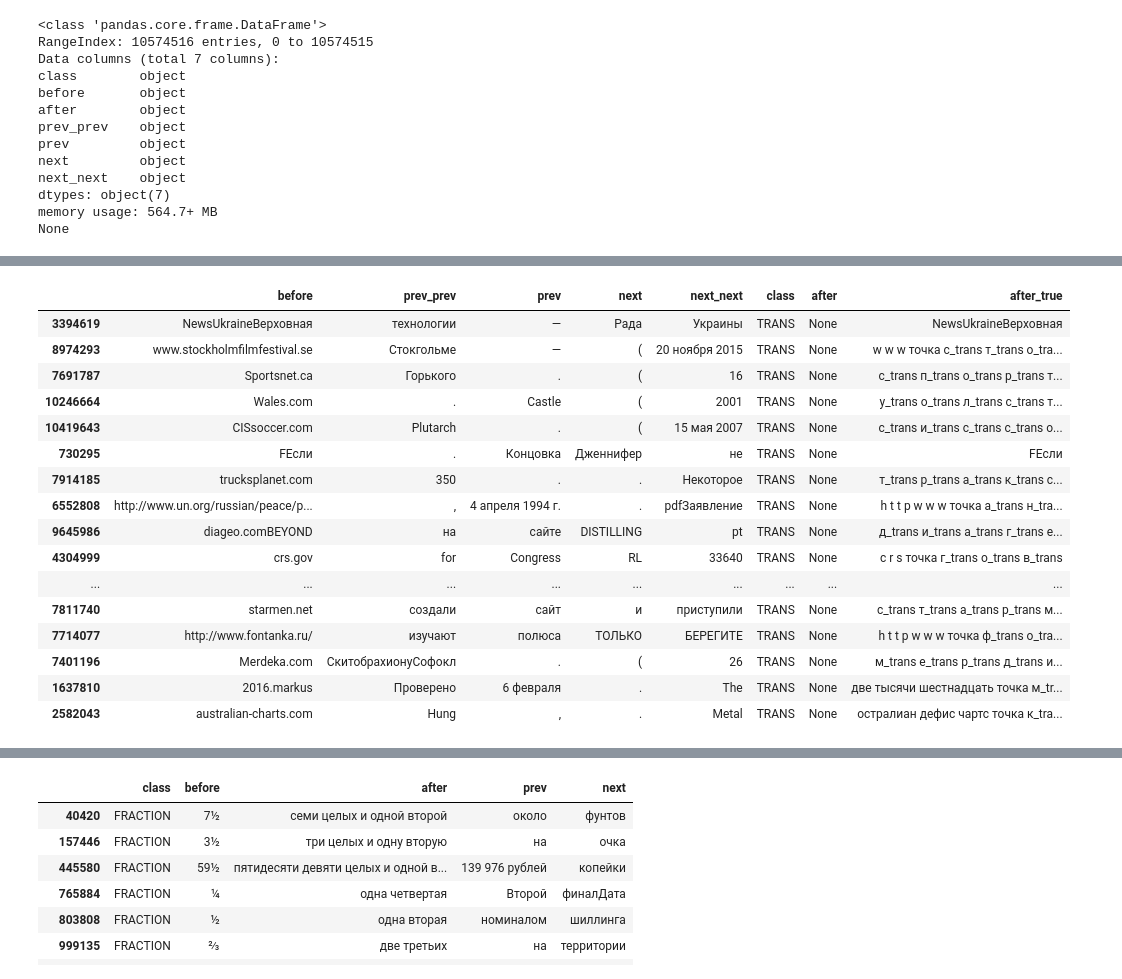
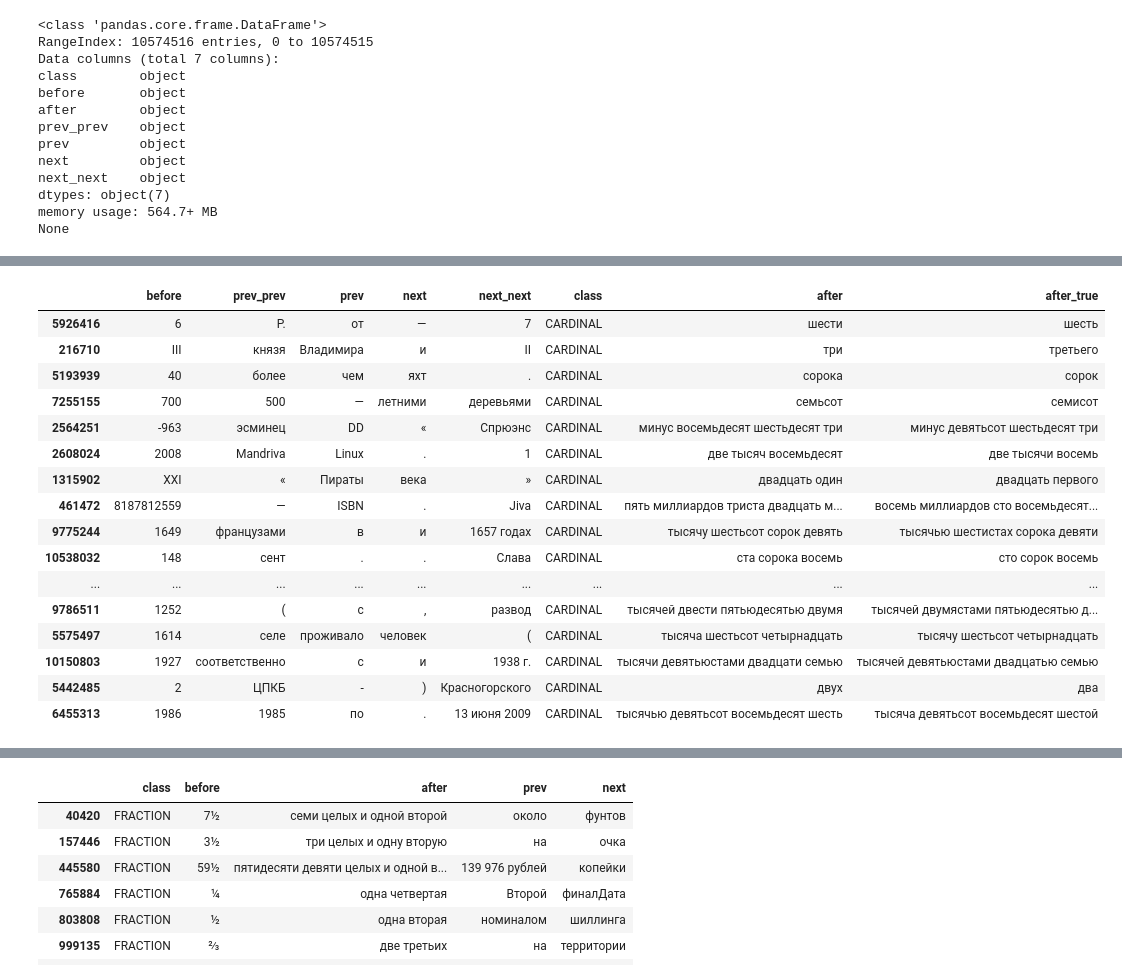
Before and after one commit to rumbok/kaggle_google_text_norm, a Jupyter notebook: validate.ipynb, the cells around one changed output, grey strips where cells are left out. Drawn from its saved outputs; the diff is of its cells as text; code cells hidden in the pictures.

```diff
--- a/validate.ipynb
+++ b/validate.ipynb
@@ -99,24 +99,24 @@ DASH            0
 Name: class, dtype: int64
 # %%
-predicted[~(predicted["after"] == y_test) & (predicted["after"].isnull()) & (predicted['class']=='TRANS')].sample(20)
+predicted[~(predicted["after"] == y_test) & ~(predicted["after"].isnull()) & (predicted['class']=='CARDINAL')].sample(20)
 # %% [output]
 |  | before | prev_prev | prev | next | next_next | class | after | after_true |
-| 3394619 | NewsUkrainеВерховная | технологии | — | Рада | Украины | TRANS | None | NewsUkrainеВерховная |
-| 8974293 | www.stockholmfilmfestival.se | Стокгольме | — | ( | 20 ноября 2015 | TRANS | None | w w w точка с_trans т_trans о_tra... |
-| 7691787 | Sportsnet.ca | Горького | . | ( | 16 | TRANS | None | с_trans п_trans о_trans р_trans т... |
-| 10246664 | Wales.com | . | Castle | ( | 2001 | TRANS | None | у_trans о_trans л_trans с_trans т... |
-| 10419643 | CISsoccer.com | Plutarch | . | ( | 15 мая 2007 | TRANS | None | с_trans и_trans с_trans с_trans о... |
-| 730295 | FЕсли | . | Концовка | Дженнифер | не | TRANS | None | FЕсли |
-| 7914185 | trucksplanet.com | 350 | . | . | Некоторое | TRANS | None | т_trans р_trans а_trans к_trans с... |
-| 6552808 | http://www.un.org/russian/peace/p... | , | 4 апреля 1994 г. | . | pdfЗаявление | TRANS | None | h t t p w w w точка а_trans н_tra... |
-| 9645986 | diageo.comBEYOND | на | сайте | DISTILLING | pt | TRANS | None | д_trans и_trans а_trans г_trans е... |
-| 4304999 | crs.gov | for | Congress | RL | 33640 | TRANS | None | c r s точка г_trans о_trans в_trans |
+| 5926416 | 6 | P. | от | — | 7 | CARDINAL | шести | шесть |
+| 216710 | III | князя | Владимира | и | II | CARDINAL | три | третьего |
+| 5193939 | 40 | более | чем | яхт | . | CARDINAL | сорока | сорок |
+| 7255155 | 700 | 500 | — | летними | деревьями | CARDINAL | семьсот | семисот |
+| 2564251 | -963 | эсминец | DD | « | Спрюэнс | CARDINAL | минус восемьдесят шестьдесят три | минус девятьсот шестьдесят три |
+| 2608024 | 2008 | Mandriva | Linux | . | 1 | CARDINAL | две тысяч восемьдесят | две тысячи восемь |
+| 1315902 | XXI | « | Пираты | века | » | CARDINAL | двадцать один | двадцать первого |
+| 461472 | 8187812559 | — | ISBN | . | Jiva | CARDINAL | пять миллиардов триста двадцать м... | восемь миллиардов сто восемьдесят... |
+| 9775244 | 1649 | французами | в | и | 1657 годах | CARDINAL | тысячу шестьсот сорок девять | тысячью шестистах сорока девяти |
+| 10538032 | 148 | сент | . | . | Слава | CARDINAL | ста сорока восемь | сто сорок восемь |
 | ... | ... | ... | ... | ... | ... | ... | ... | ... |
-| 7811740 | starmen.net | создали | сайт | и | приступили | TRANS | None | с_trans т_trans а_trans р_trans м... |
-| 7714077 | http://www.fontanka.ru/ | изучают | полюса | ТОЛЬКО | БЕРЕГИТЕ | TRANS | None | h t t p w w w точка ф_trans о_tra... |
-| 7401196 | Merdeka.com | СкитобрахионуСофокл | . | ( | 26 | TRANS | None | м_trans е_trans р_trans д_trans и... |
-| 1637810 | 2016.markus | Проверено | 6 февраля | . | The | TRANS | None | две тысячи шестнадцать точка м_tr... |
-| 2582043 | australian-charts.com | Hung | , | . | Metal | TRANS | None | остралиан дефис чартс точка к_tra... |
+| 9786511 | 1252 | ( | с | , | развод | CARDINAL | тысячей двести пятьюдесятью двумя | тысячей двумястами пятьюдесятью д... |
+| 5575497 | 1614 | селе | проживало | человек | ( | CARDINAL | тысяча шестьсот четырнадцать | тысячу шестьсот четырнадцать |
+| 10150803 | 1927 | соответственно | с | и | 1938 г. | CARDINAL | тысячи девятьюстами двадцати семью | тысячей девятьюстами двадцатью семью |
+| 5442485 | 2 | ЦПКБ | - | ) | Красногорского | CARDINAL | двух | два |
+| 6455313 | 1986 | 1985 | по | . | 13 июня 2009 | CARDINAL | тысячью девятьсот восемьдесят шесть | тысяча девятьсот восемьдесят шестой |
 # %%
 predicted[(predicted['class']=='CARDINAL') & (predicted['before'] != predicted['after'])].sample(100)
 # %% [output]
```
Also changed, not shown: parts of 4 cells of this notebook, 6 other files.
